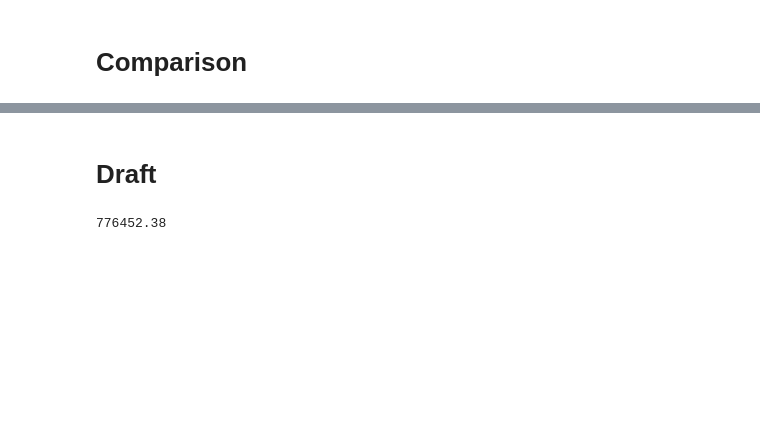
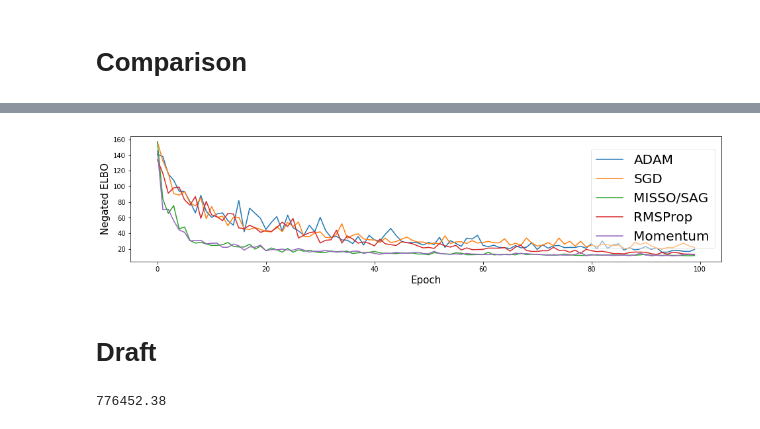
Before and after one commit to BelhalK/BayesianNeuralNets, a Jupyter notebook: MNIST/MNIST-BNN-CustomOptimizer.ipynb, the cells around one changed output, grey strips where cells are left out. Cells and saved outputs as stored; diff of their text form; code cells hidden in the pictures; blank space fills up the shorter version.

```diff
--- a/MNIST/MNIST-BNN-CustomOptimizer.ipynb
+++ b/MNIST/MNIST-BNN-CustomOptimizer.ipynb
@@ -452,3 +541,17 @@ plt.show()
+# %%
+fig, axes = plt.subplots(nrows=1, ncols=1, figsize=(16, 3.5))
+plt.plot(np.arange(100), adam / len(X_batch), label='ADAM')
+plt.plot(np.arange(100), sgd / len(X_batch), label='SGD')
+plt.plot(np.arange(100), sag / len(X_batch), label='MISSO/SAG')
+plt.plot(np.arange(100), rms / len(X_batch), label='RMSProp')
+plt.plot(np.arange(100), moment / len(X_batch), label='Momentum')
+leg = plt.legend(fontsize=20,fancybox=True, loc='right')
+leg.get_frame().set_alpha(0.5)
+plt.xlabel('Epoch', fontsize=15)
+plt.ylabel('Negated ELBO', fontsize=15)
+plt.show()
+# %% [output]
+[figure, added]
 # %% [markdown]
 # Draft
 # %%
```
Also changed, not shown: parts of 9 cells of this notebook, 6 other files.
